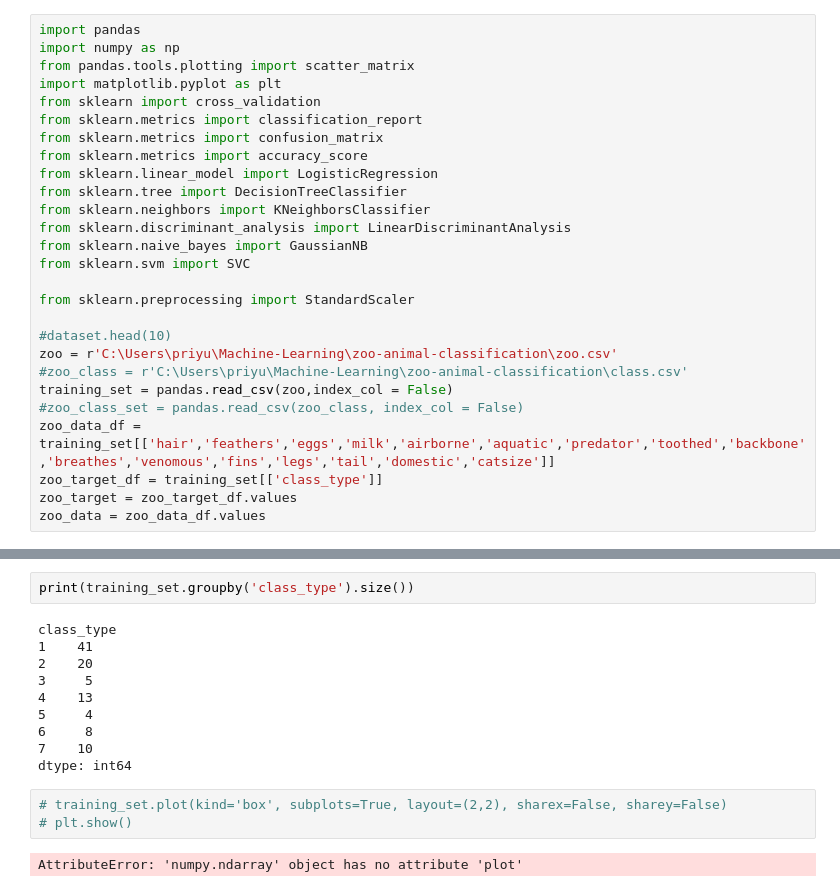
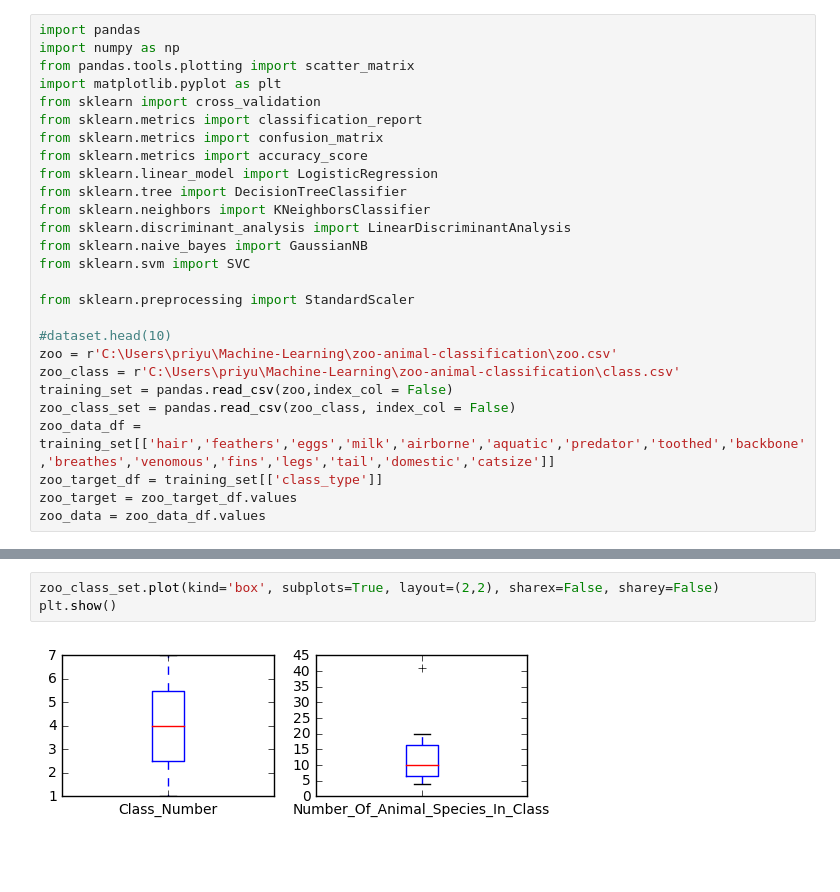
Before and after one commit to Shilpibhargava/Machine-Learning, a Jupyter notebook: Zoo Animal Dataset Visualization using matploltib.ipynb, the cells around one changed output, grey strips where cells are left out. Cells and saved outputs as stored; diff of their text form; blank space fills up the shorter version.

Commit message:
Basic plots using zoo_class dataset

```diff
--- a/Zoo Animal Dataset Visualization using matploltib.ipynb
+++ b/Zoo Animal Dataset Visualization using matploltib.ipynb
@@ -18,9 +18,9 @@ from sklearn.preprocessing import StandardScaler
 
 #dataset.head(10)
 zoo = r'C:\Users\priyu\Machine-Learning\zoo-animal-classification\zoo.csv'
-#zoo_class = r'C:\Users\priyu\Machine-Learning\zoo-animal-classification\class.csv'
+zoo_class = r'C:\Users\priyu\Machine-Learning\zoo-animal-classification\class.csv'
 training_set = pandas.read_csv(zoo,index_col = False)
-#zoo_class_set = pandas.read_csv(zoo_class, index_col = False)
+zoo_class_set = pandas.read_csv(zoo_class, index_col = False)
 zoo_data_df = training_set[['hair','feathers','eggs','milk','airborne','aquatic','predator','toothed','backbone','breathes','venomous','fins','legs','tail','domestic','catsize']]
 zoo_target_df = training_set[['class_type']]
 zoo_target = zoo_target_df.values
@@ -72,17 +28,5 @@ print(training_set.describe)
-# %%
-print(training_set.groupby('class_type').size())
-# %% [output]
-class_type
-1    41
-2    20
-3     5
-4    13
-5     4
-6     8
-7    10
-dtype: int64
 # %%
-# training_set.plot(kind='box', subplots=True, layout=(2,2), sharex=False, sharey=False)
-# plt.show()
+zoo_class_set.plot(kind='box', subplots=True, layout=(2,2), sharex=False, sharey=False)
+plt.show()
 # %% [output]
-AttributeError: 'numpy.ndarray' object has no attribute 'plot'
+[figure, added]
```
Also changed, not shown: parts of 7 cells of this notebook.
